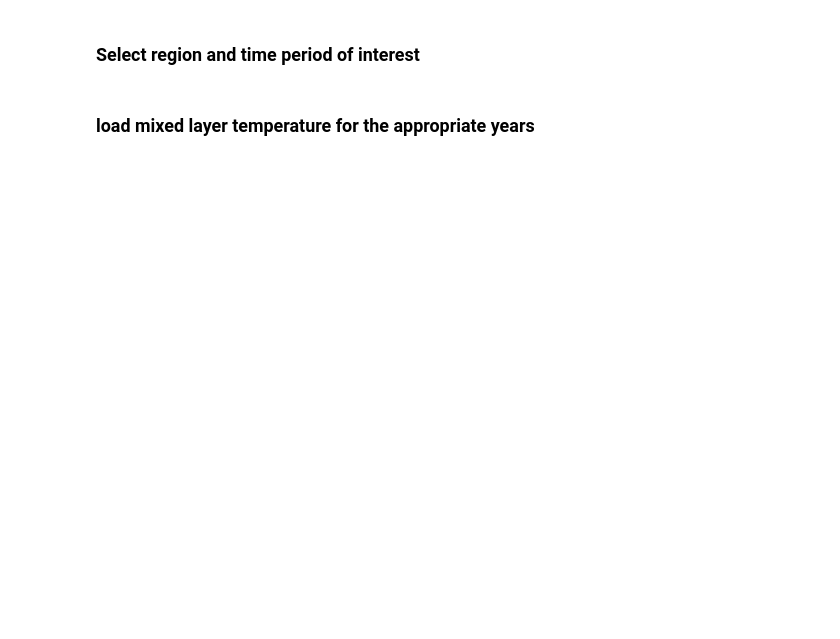
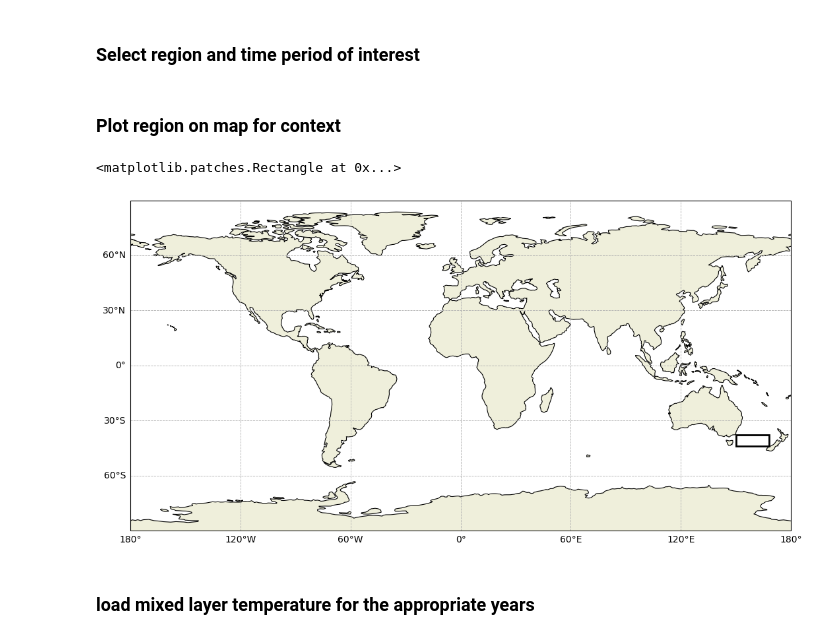
Before and after one commit to rmholmes/access-om2-sst-budget, a Jupyter notebook: MHW_example_analysis.ipynb, the cells around one changed output. Drawn from its saved outputs; the diff is of its cells as text; code cells hidden in the pictures; blank space fills up the shorter version.

```diff
--- a/MHW_example_analysis.ipynb
+++ b/MHW_example_analysis.ipynb
@@ -78,6 +61,43 @@ base = '/g/data/av17/access-nri/OM2/025deg_jra55_iaf_cycle6_online_mlt/'
 # Chunks to use:
 chunks2D = {'time':1,'yt_ocean':216,'xt_ocean':240}
 chunks3D = {'time':1,'st_ocean':25,'yt_ocean':324,'xt_ocean':360}
+# %% [markdown]
+### Plot region on map for context
+# %%
+fig = plt.figure(figsize=(13, 6.5))
+ax = plt.axes(projection=ccrs.PlateCarree())
+ax.set_global()
+
+# Context layers
+ax.add_feature(cfeature.LAND, zorder=0)
+ax.add_feature(cfeature.COASTLINE, linewidth=0.8, zorder=1)
+
+# Gridlines + labels
+gl = ax.gridlines(
+    crs=ccrs.PlateCarree(),
+    draw_labels=True,
+    linewidth=0.6,
+    linestyle="--",
+)
+gl.top_labels = False
+gl.right_labels = False
+gl.xlabel_style = {"size": 10}
+gl.ylabel_style = {"size": 10}
+
+# Bounding box
+rect = Rectangle(
+    (sreg[0], sreg[2]),
+    sreg[1] - sreg[0],
+    sreg[3] - sreg[2],
+    fill=False,
+    linewidth=2,
+    transform=ccrs.PlateCarree(),
+    zorder=3,
+)
+ax.add_patch(rect)
+# %% [output]
+<matplotlib.patches.Rectangle at 0x...>
+[figure, added]
 # %% [markdown]
 ### load mixed layer temperature for the appropriate years
 # %%
```
Also changed, not shown: parts of 14 cells of this notebook.
